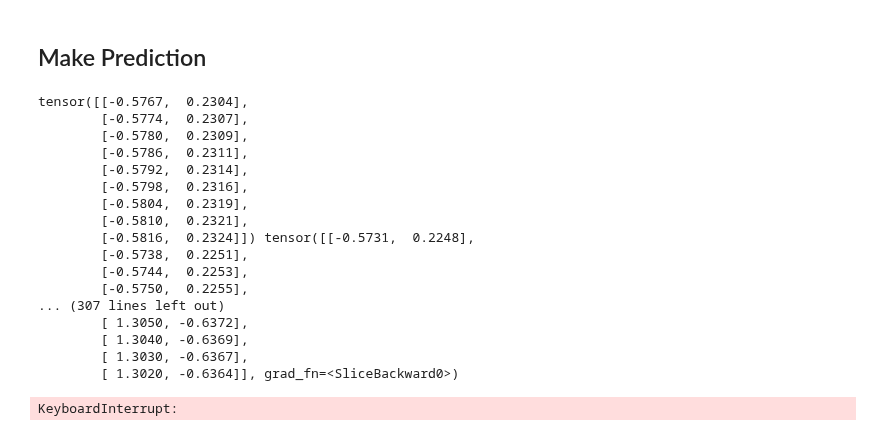
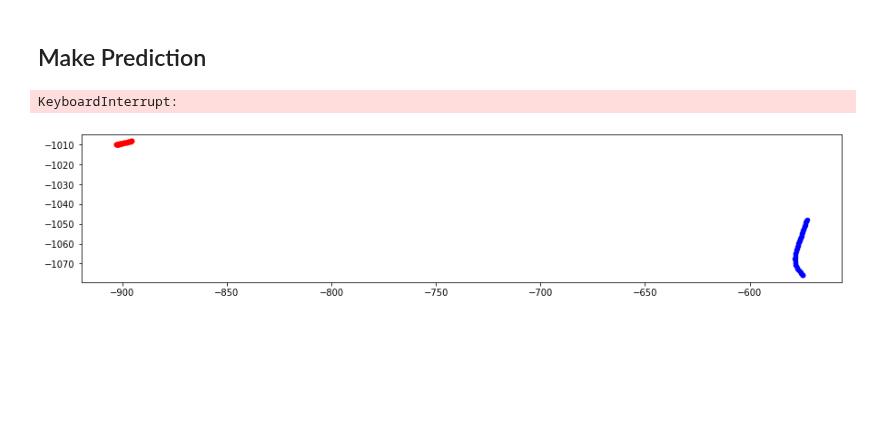
Before and after one commit to ec-2018/CSE151BCompetition, a Jupyter notebook: Load_Argo2_Public.ipynb, the cells around one changed output. Cells and saved outputs as stored; diff of their text form; code cells hidden in the pictures; blank space fills up the shorter version.

```diff
--- a/Load_Argo2_Public.ipynb
+++ b/Load_Argo2_Public.ipynb
@@ -275,8 +274,8 @@ NameError: name 'lstm' is not defined
 # %% [markdown]
 ## Load Model
 # %%
-lstm = LSTM()
-lstm.load_state_dict(torch.load("models/austin_model.pt", map_location=device))
-lstm.to(device)
-lstm.train(False)
+mlp = MLP()
+mlp.load_state_dict(torch.load("models/austin_mlp.pt", map_location=device))
+mlp.to(device)
+mlp.train(False)
 # %% [output]
@@ -309,35 +306,20 @@ def sample(x, model, steps=60):
 # %%
 for i, inp in enumerate(test_loader):
     original_inp = inp
     inp = inp.to(device)
     inp = (inp - austin_mean) / austin_std
     inp = inp.float()
-    output = sample(inp, lstm)
+    output = mlp(inp)
+    output = output.view(output.size(0), -1, 2)
+    output = output.detach().cpu().numpy()
 
-    output = np.array(output)
     output = output * austin_std + austin_mean
 
     plt.figure(figsize=(15, 3))
-    plt.scatter(original_inp[0][:,0], original_inp[0][:,1], c='b', s=20)
-    plt.scatter(output[:,0], output[:,1], c='r', s=20)
-    plt.savefig(f"outputs/austin_prediction_{i}.png")
+    plt.scatter(original_inp[0,:,0], original_inp[0,:,1], c='b', s=20)
+    plt.scatter(output[0,:,0], output[0,:,1], c='r', s=20)
+    plt.savefig(f"outputs/austin_mlp_prediction_{i}.png")
     plt.close()
 # %% [output]
-tensor([[-0.5767,  0.2304],
-        [-0.5774,  0.2307],
-        [-0.5780,  0.2309],
-        [-0.5786,  0.2311],
-        [-0.5792,  0.2314],
-        [-0.5798,  0.2316],
-        [-0.5804,  0.2319],
-        [-0.5810,  0.2321],
-        [-0.5816,  0.2324]]) tensor([[-0.5731,  0.2248],
-        [-0.5738,  0.2251],
-        [-0.5744,  0.2253],
-        [-0.5750,  0.2255],
-... (307 lines left out)
-        [ 1.3050, -0.6372],
-        [ 1.3040, -0.6369],
-        [ 1.3030, -0.6367],
-        [ 1.3020, -0.6364]], grad_fn=<SliceBackward0>)
+KeyboardInterrupt:
-KeyboardInterrupt:
+[figure, added]
```
Also changed, not shown: parts of 3 cells of this notebook.
